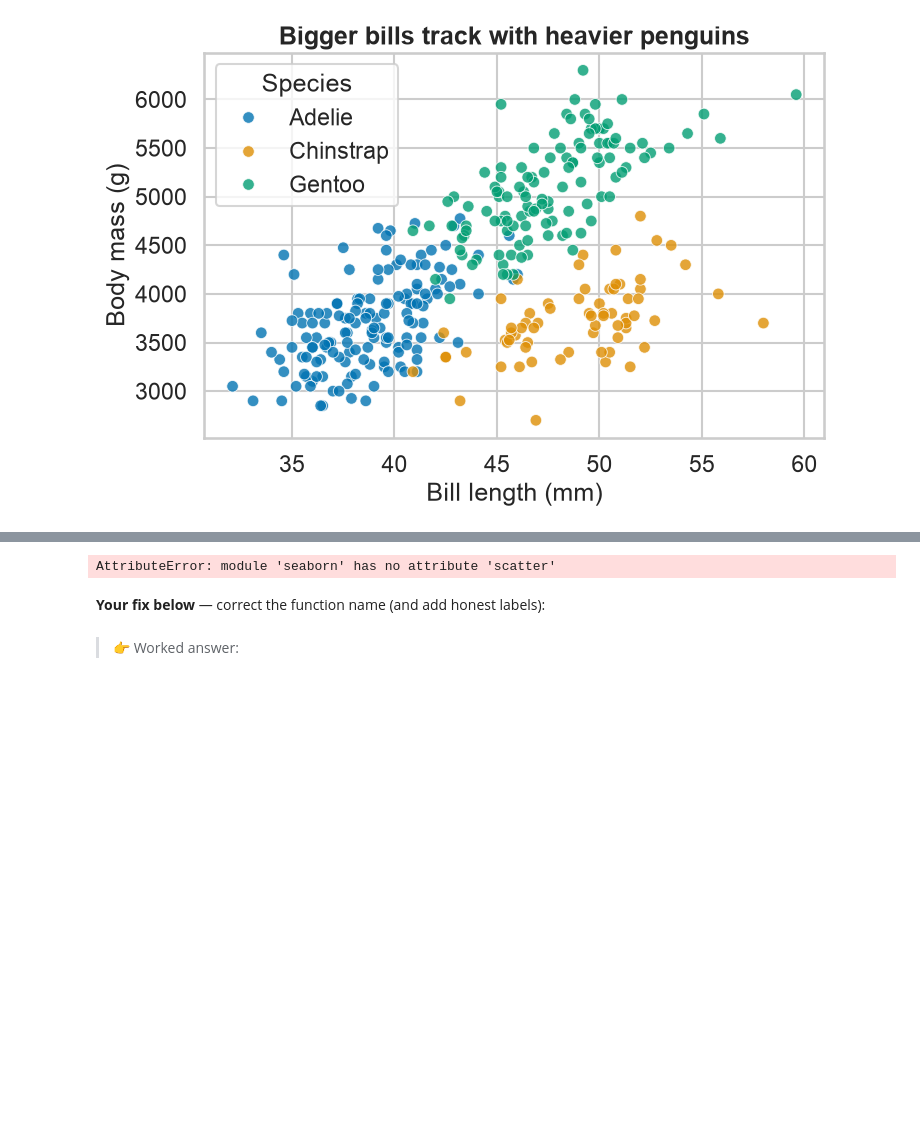
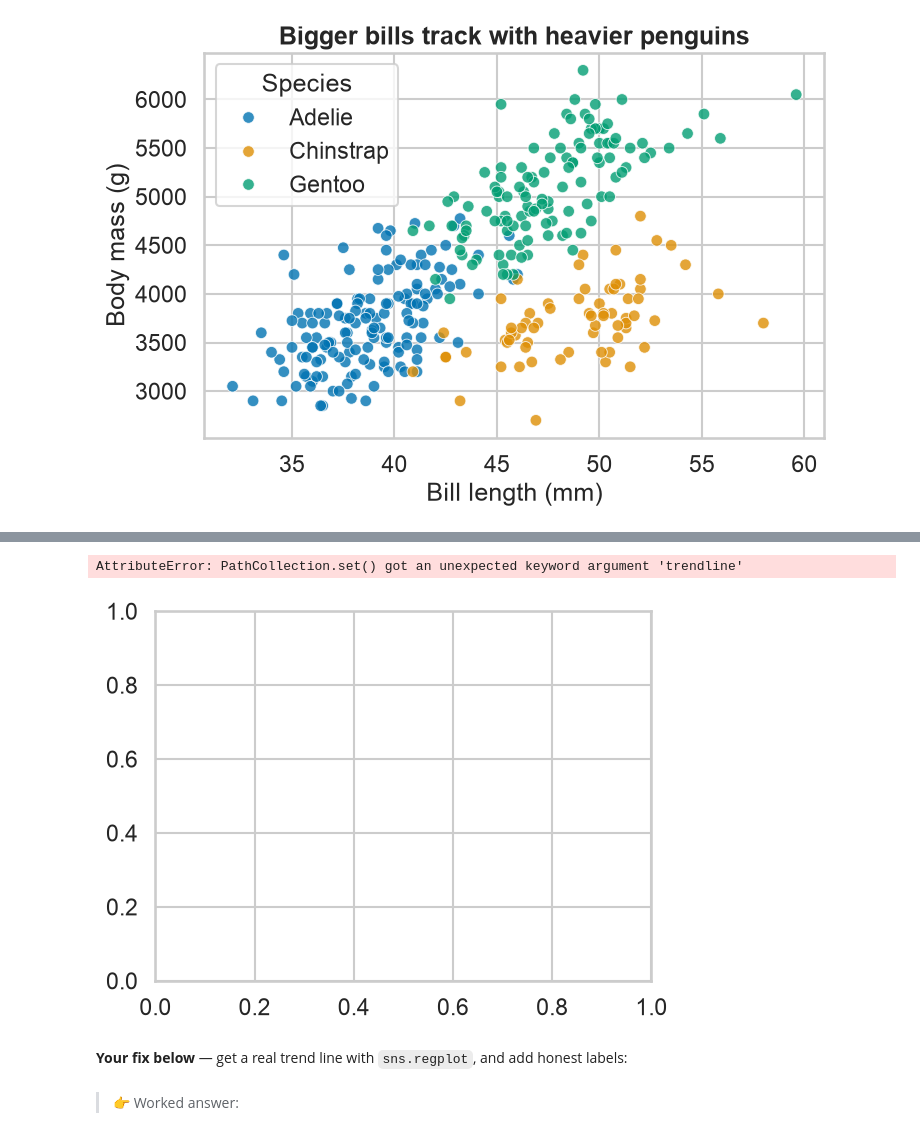
Before and after one commit to CWML/AI-for-Data-Visualization, a Jupyter notebook: ai_dataviz_2026_workshop.ipynb, the cells around one changed output, grey strips where cells are left out. Saved outputs shown, nothing was run; the diff lists cells and outputs as text; code cells hidden in the pictures; blank space fills up the shorter version.

```diff
--- a/ai_dataviz_2026_workshop.ipynb
+++ b/ai_dataviz_2026_workshop.ipynb
@@ -301,12 +346,13 @@ point of today — a chart that *runs* can still be wrong or misleading.
 # %%
-# RUN THIS — it will error on purpose:
-sns.scatter(data=penguins, x="bill_length_mm", y="body_mass_g")
+# RUN THIS — it will error on purpose (trendline= is not a seaborn argument):
+sns.scatterplot(data=penguins, x="bill_length_mm", y="body_mass_g", trendline="ols")
 plt.title("Bill length vs. body mass")
 plt.show()
 # %% [output]
-AttributeError: module 'seaborn' has no attribute 'scatter'
+AttributeError: PathCollection.set() got an unexpected keyword argument 'trendline'
+[figure, added]
 # %% [markdown]
-**Your fix below** — correct the function name (and add honest labels):
+**Your fix below** — get a real trend line with `sns.regplot`, and add honest labels:
 # %%
 # Fix the broken call above:
 # %% [markdown]
```
Also changed, not shown: parts of 22 cells of this notebook, 2 other files.
